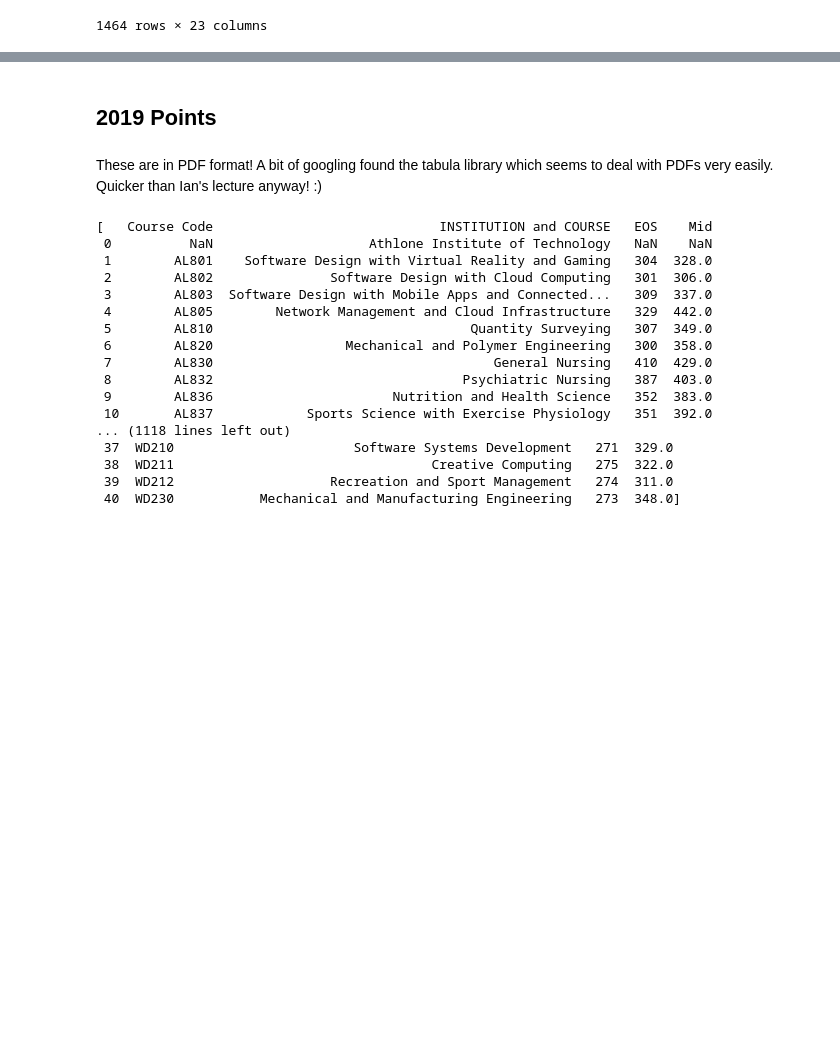
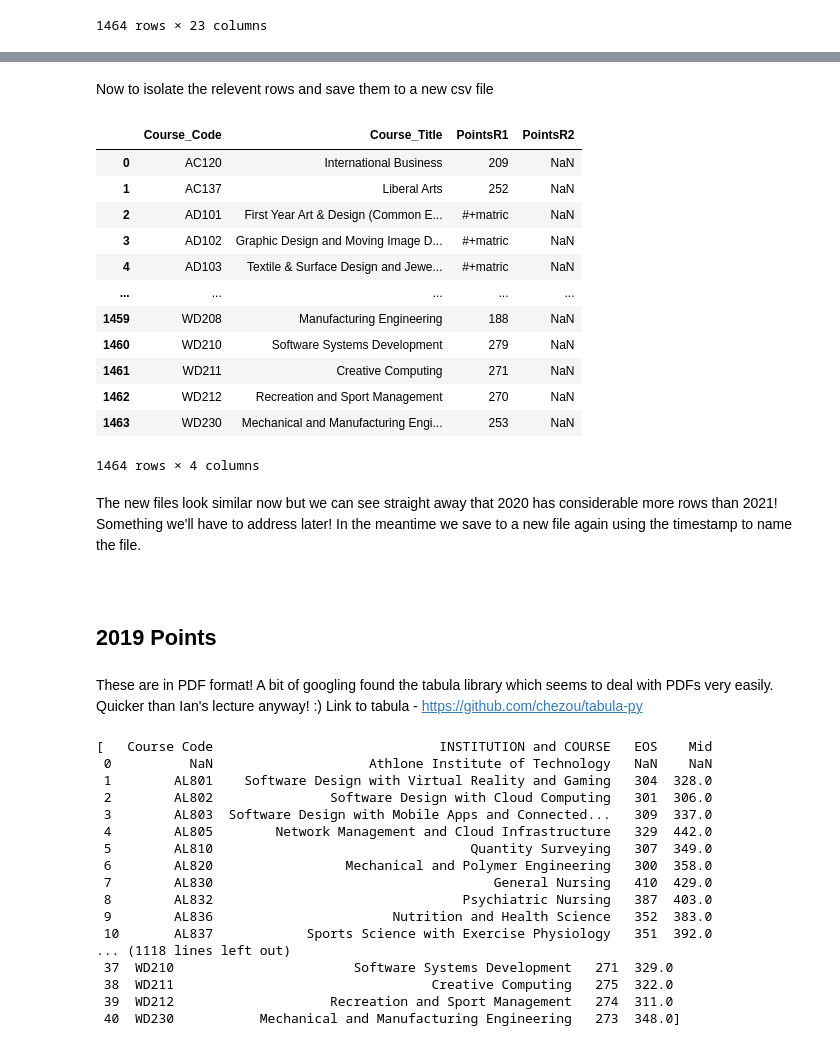
Before and after one commit to Caoimhinv/Fundamentals_Assessment, a Jupyter notebook: cao.ipynb, the cells around one changed output, grey strips where cells are left out. Saved outputs shown, nothing was run; the diff lists cells and outputs as text; code cells hidden in the pictures; blank space fills up the shorter version.

```diff
--- a/cao.ipynb
+++ b/cao.ipynb
@@ -199,3 +246,27 @@ df2020
+# %% [markdown]
+Now to isolate the relevent rows and save them to a new csv file
+# %%
+# extract the relevent columns and reorder
+df2020 = df2020[['Course_Code','Course_Title','PointsR1','PointsR2']]
+
+# have a look
+df2020
+# %% [output]
+|  | Course_Code | Course_Title | PointsR1 | PointsR2 |
+| 0 | AC120 | International Business | 209 | NaN |
+| 1 | AC137 | Liberal Arts | 252 | NaN |
+| 2 | AD101 | First Year Art & Design (Common E... | #+matric | NaN |
+| 3 | AD102 | Graphic Design and Moving Image D... | #+matric | NaN |
+| 4 | AD103 | Textile & Surface Design and Jewe... | #+matric | NaN |
+| ... | ... | ... | ... | ... |
+| 1459 | WD208 | Manufacturing Engineering | 188 | NaN |
+| 1460 | WD210 | Software Systems Development | 279 | NaN |
+| 1461 | WD211 | Creative Computing | 271 | NaN |
+| 1462 | WD212 | Recreation and Sport Management | 270 | NaN |
+| 1463 | WD230 | Mechanical and Manufacturing Engi... | 253 | NaN |
+1464 rows × 4 columns
+# %% [markdown]
+The new files look similar now but we can see straight away that 2020 has considerable more rows than 2021! Something we'll have to address later! In the meantime we save to a new file again using the timestamp to name the file.
 # %%
 # saving updated pandas dataframe as csv file
 # creating path
@@ -203,7 +274,10 @@ path2020b = 'data/CAO2020_' + nowstr + '.csv'
 # writing to csv
 df2020.to_csv(path2020b)
 # %% [markdown]
+<br>
+
 ## 2019 Points
 # %% [markdown]
 These are in PDF format! A bit of googling found the tabula library which seems to deal with PDFs very easily. Quicker than Ian's lecture anyway! :)
+Link to tabula - https://github.com/chezou/tabula-py
 # %%
```
Also changed, not shown: parts of 44 cells of this notebook, 10 other files.
